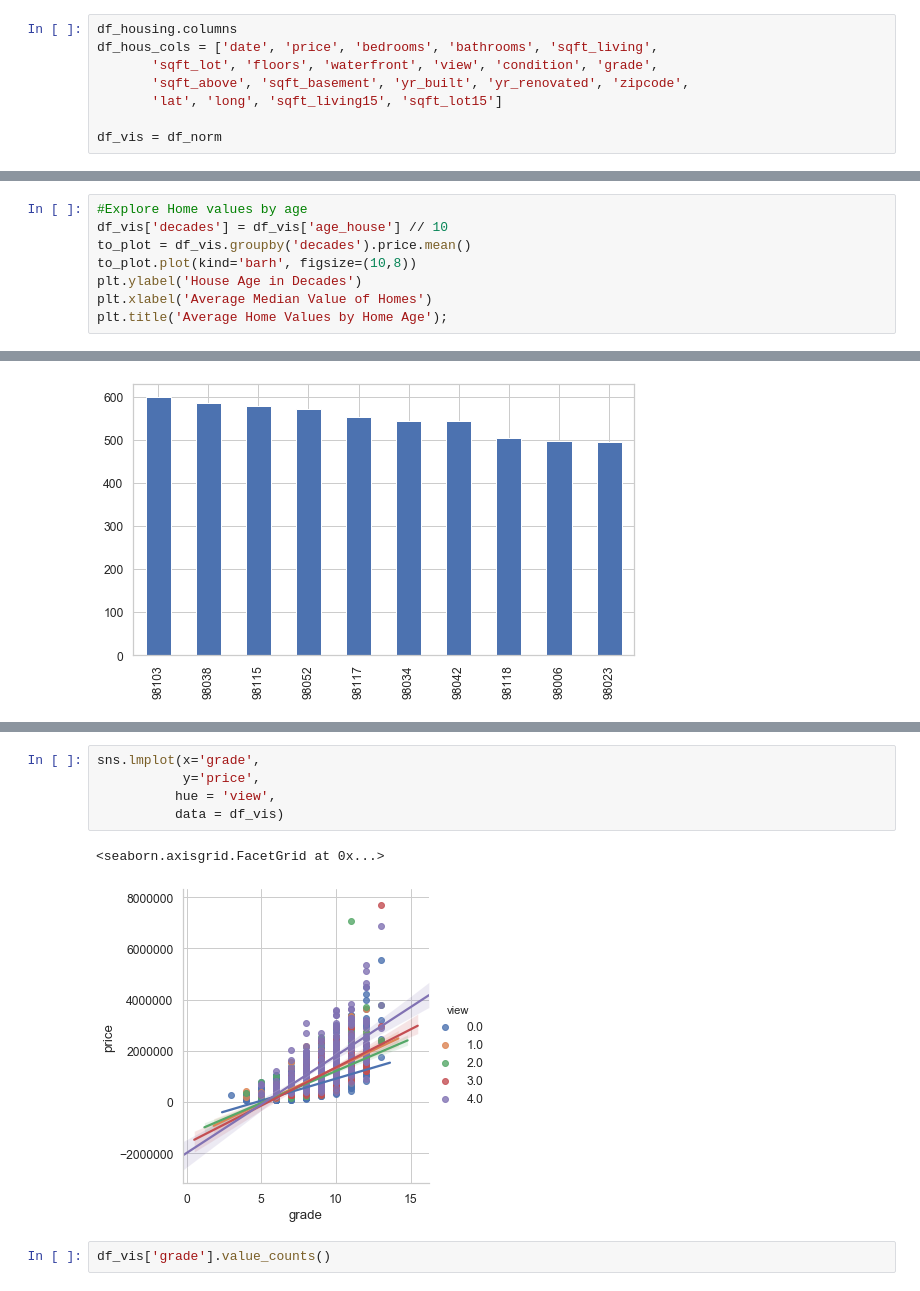
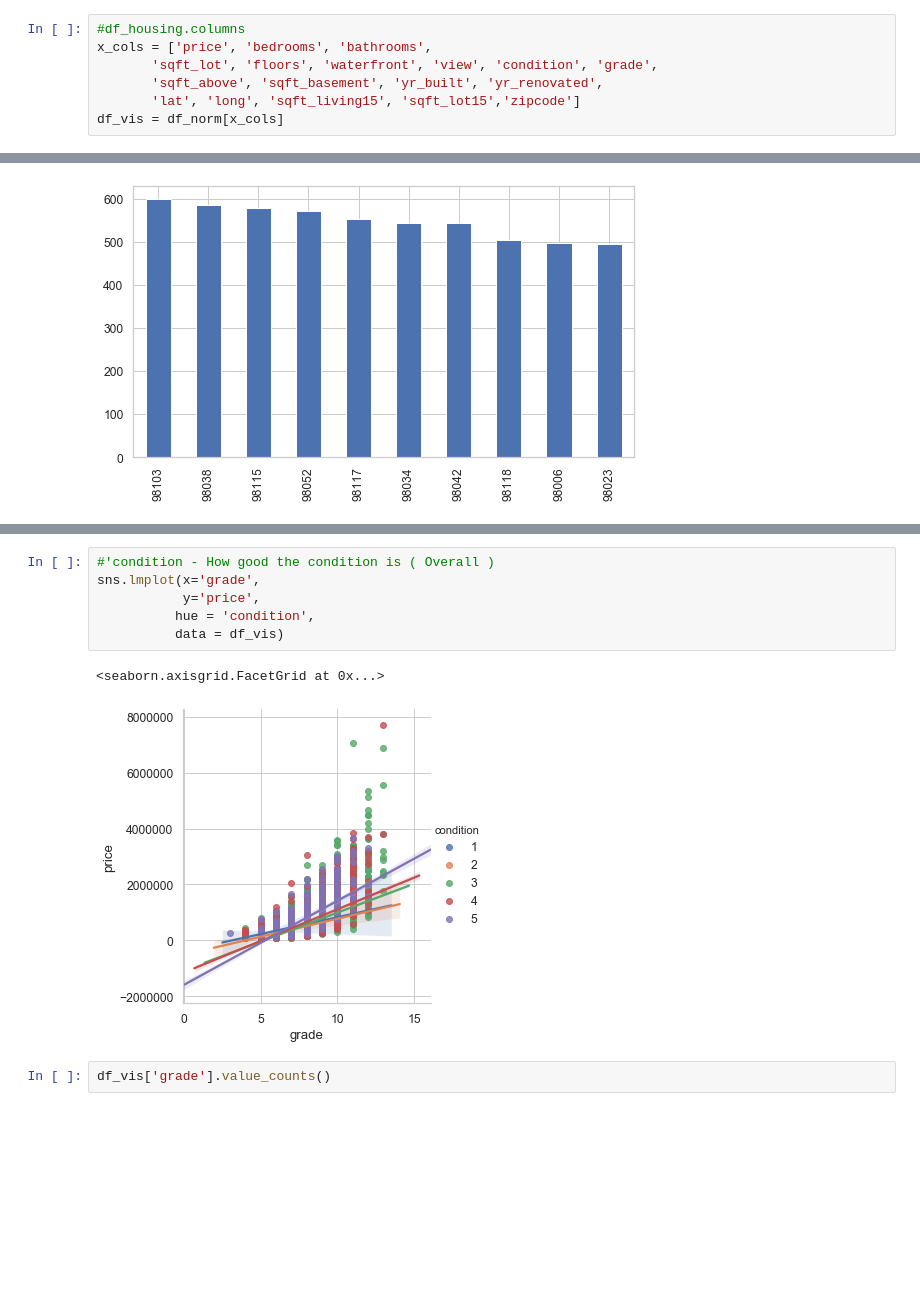
Before and after one commit to torresdavr/dsc-v2-mod1-final-project-online-ds-pt-100719, a Jupyter notebook: student.ipynb, the cells around one changed output, grey strips where cells are left out. Drawn from its saved outputs; the diff is of its cells as text; blank space fills up the shorter version.

```diff
--- a/student.ipynb
+++ b/student.ipynb
@@ -1737,8 +1727,7 @@ Index(['price', 'bedrooms', 'bathrooms', 'sqft_lot', 'floors', 'waterfront',
 # %%
-df_housing.columns
-df_hous_cols = ['date', 'price', 'bedrooms', 'bathrooms', 'sqft_living',
+#df_housing.columns
+x_cols = ['price', 'bedrooms', 'bathrooms',
        'sqft_lot', 'floors', 'waterfront', 'view', 'condition', 'grade',
-       'sqft_above', 'sqft_basement', 'yr_built', 'yr_renovated', 'zipcode',
-       'lat', 'long', 'sqft_living15', 'sqft_lot15']
-
-df_vis = df_norm
+       'sqft_above', 'sqft_basement', 'yr_built', 'yr_renovated',
+       'lat', 'long', 'sqft_living15', 'sqft_lot15','zipcode']
+df_vis = df_norm[x_cols]
@@ -1747,10 +1734,2 @@ df_vis = df_norm
 # %% [markdown]
 ## Factors that Impact the Price of a House
-# %%
-#Explore Home values by age
-df_vis['decades'] = df_vis['age_house'] // 10
-to_plot = df_vis.groupby('decades').price.mean()
-to_plot.plot(kind='barh', figsize=(10,8))
-plt.ylabel('House Age in Decades')
-plt.xlabel('Average Median Value of Homes')
-plt.title('Average Home Values by Home Age');
@@ -1815,11 +1845,12 @@ df_vis['zipcode'].value_counts().head(10).plot.bar()
 # %%
+#'condition - How good the condition is ( Overall )
 sns.lmplot(x='grade',
            y='price',
-          hue = 'view',
+          hue = 'condition',
           data = df_vis)
 # %% [output]
 <seaborn.axisgrid.FacetGrid at 0x...>
-[figure, old version]
+[figure, new version]
 # %%
 df_vis['grade'].value_counts()
 # %% [output]
```
Also changed, not shown: parts of 33 cells of this notebook.
